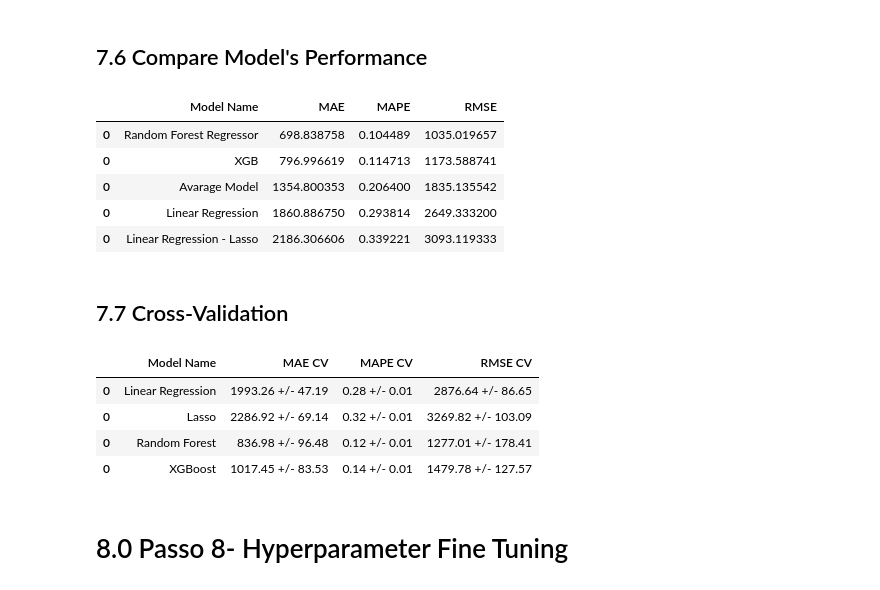
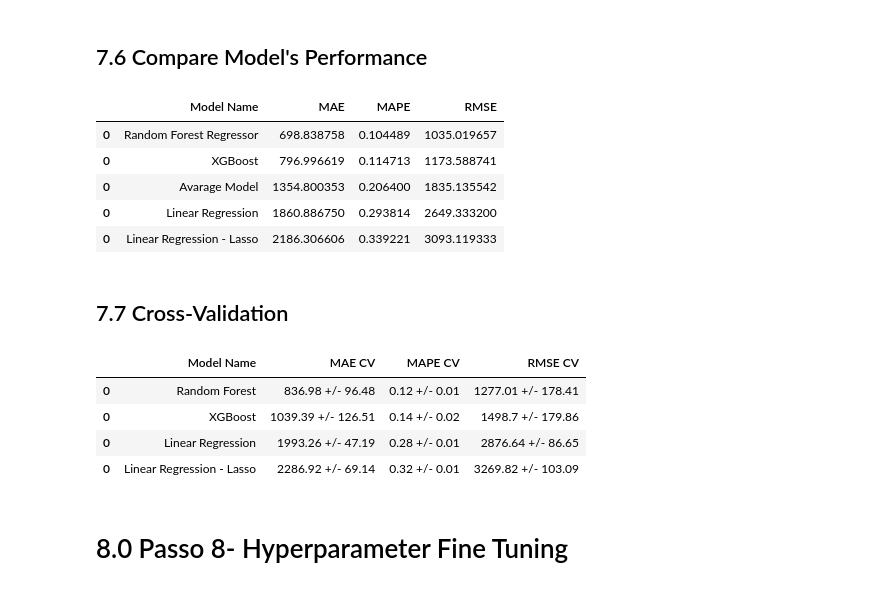
Before and after one commit to RafaelLuckner/ds_em_producao, a Jupyter notebook: m10.ipynb, the cells around one changed output. Saved outputs shown, nothing was run; the diff lists cells and outputs as text; code cells hidden in the pictures.

```diff
--- a/m10.ipynb
+++ b/m10.ipynb
@@ -1033,7 +1033,7 @@ lrr_result
 ### 7.3.1. Linear Regression Lasso - Cross Validation
 # %%
 model = Lasso(alpha = 0.1)
-lrr_cross = cross_validation(X_training, 5, 'Lasso', model, verbose = True)
+lrl_cross = cross_validation(X_training, 5, 'Linear Regression - Lasso', model, verbose = True)
 # %% [output]
 k_value: 5
 k_value: 4
@@ -1109,26 +1109,26 @@ k_value: 1
 # %% [markdown]
 ## 7.6 Compare Model's Performance
 # %%
-modelling_result = pd.concat([baseline_result, lr_result, lrr_result, rf_result, xgb_result])
+modelling_result = pd.concat([baseline_result, lr_result, lrl_result, rf_result, xgb_result])
 modelling_result.sort_values('MAE')
 # %% [output]
 |  | Model Name | MAE | MAPE | RMSE |
 | 0 | Random Forest Regressor | 698.838758 | 0.104489 | 1035.019657 |
-| 0 | XGB | 796.996619 | 0.114713 | 1173.588741 |
+| 0 | XGBoost | 796.996619 | 0.114713 | 1173.588741 |
 | 0 | Avarage Model | 1354.800353 | 0.206400 | 1835.135542 |
 | 0 | Linear Regression | 1860.886750 | 0.293814 | 2649.333200 |
 | 0 | Linear Regression - Lasso | 2186.306606 | 0.339221 | 3093.119333 |
 # %% [markdown]
 ## 7.7 Cross-Validation
 # %%
-model_result_cross_validation = pd.concat([lr_cross, lrr_cross, rf_cross, xgb_cross])
+model_result_cross_validation = pd.concat([rf_cross,xgb_cross, lr_cross, lrl_cross ])
 model_result_cross_validation
 # %% [output]
 |  | Model Name | MAE CV | MAPE CV | RMSE CV |
+| 0 | Random Forest | 836.98 +/- 96.48 | 0.12 +/- 0.01 | 1277.01 +/- 178.41 |
+| 0 | XGBoost | 1039.39 +/- 126.51 | 0.14 +/- 0.02 | 1498.7 +/- 179.86 |
 | 0 | Linear Regression | 1993.26 +/- 47.19 | 0.28 +/- 0.01 | 2876.64 +/- 86.65 |
-| 0 | Lasso | 2286.92 +/- 69.14 | 0.32 +/- 0.01 | 3269.82 +/- 103.09 |
-| 0 | Random Forest | 836.98 +/- 96.48 | 0.12 +/- 0.01 | 1277.01 +/- 178.41 |
-| 0 | XGBoost | 1017.45 +/- 83.53 | 0.14 +/- 0.01 | 1479.78 +/- 127.57 |
+| 0 | Linear Regression - Lasso | 2286.92 +/- 69.14 | 0.32 +/- 0.01 | 3269.82 +/- 103.09 |
 # %% [markdown]
 # 8.0 Passo 8- Hyperparameter Fine Tuning
 # %% [markdown]
```
Also changed, not shown: parts of 4 cells of this notebook, 9 other files.
